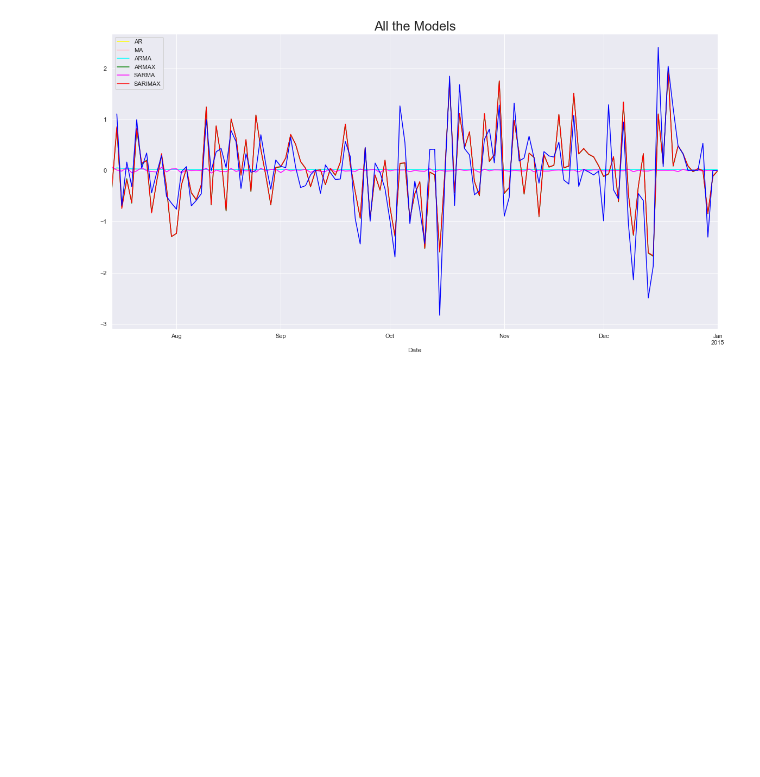
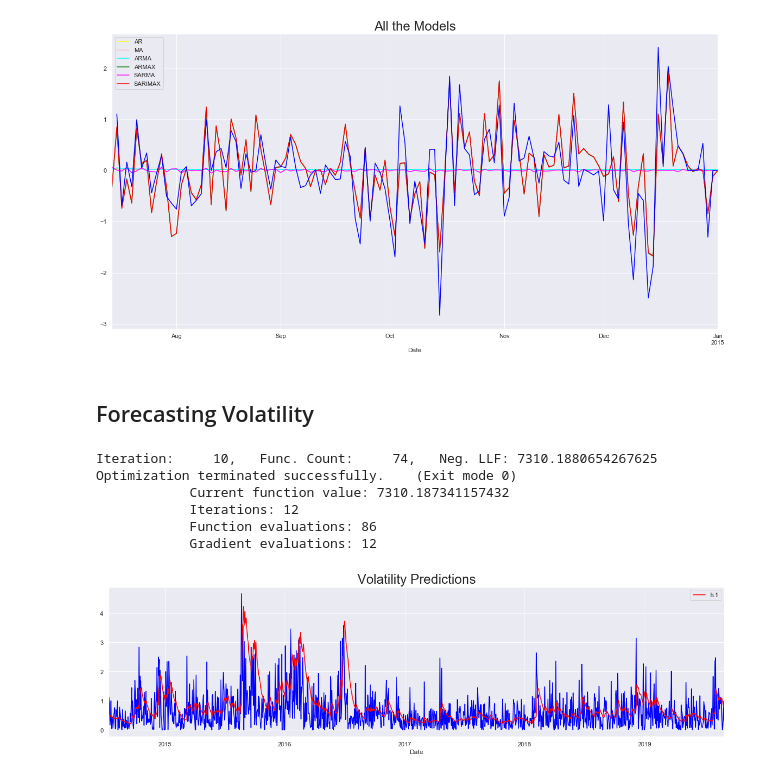
Before and after one commit to pauloteixeirajr/time-series-python, a Jupyter notebook: Forecasting.ipynb, the cells around one changed output. Cells and saved outputs as stored; diff of their text form; code cells hidden in the pictures; blank space fills up the shorter version.

Commit message:
Forecasting Volatility

```diff
--- a/Forecasting.ipynb
+++ b/Forecasting.ipynb
@@ -289,3 +289,24 @@ plt.title('All the Models', size = 24)
 plt.show()
 # %% [output]
 [figure]
+# %% [markdown]
+## Forecasting Volatility
+# %%
+mod_garch = arch_model(df_comp.ret_ftse[1:], vol = 'GARCH', p = 1, q = 1, mean = 'constant', dist = 'Normal')
+res_garch = mod_garch.fit(last_obs = start_date, update_freq = 10)
+# %% [output]
+Iteration:     10,   Func. Count:     74,   Neg. LLF: 7310.1880654267625
+Optimization terminated successfully.    (Exit mode 0)
+            Current function value: 7310.187341157432
+            Iterations: 12
+            Function evaluations: 86
+            Gradient evaluations: 12
+# %%
+pred_garch = res_garch.forecast(horizon = 1, align = 'target')
+# %%
+pred_garch.residual_variance[start_date:].plot(figsize = (20, 5), color = 'red', zorder = 2)
+df_test.ret_ftse.abs().plot(color = 'blue', zorder = 1)
+plt.title('Volatility Predictions', size = 24)
+plt.show()
+# %% [output]
+[figure, added]
```
